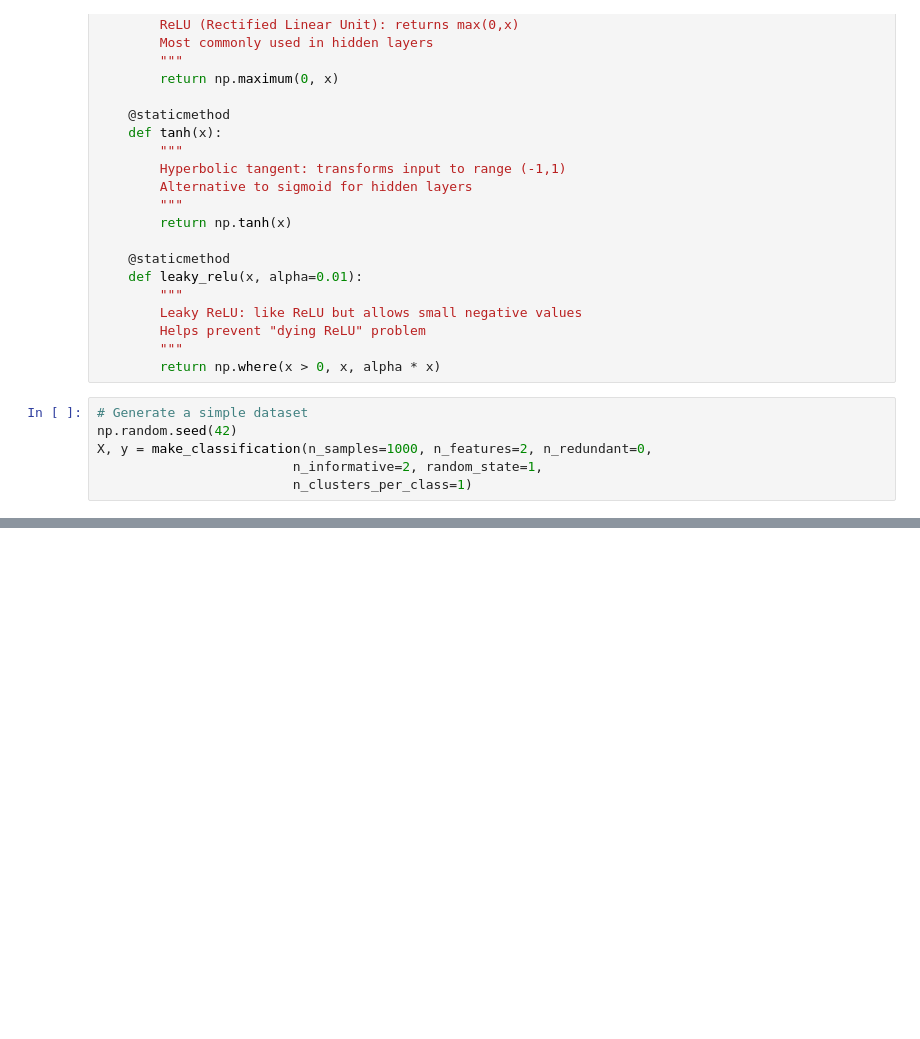
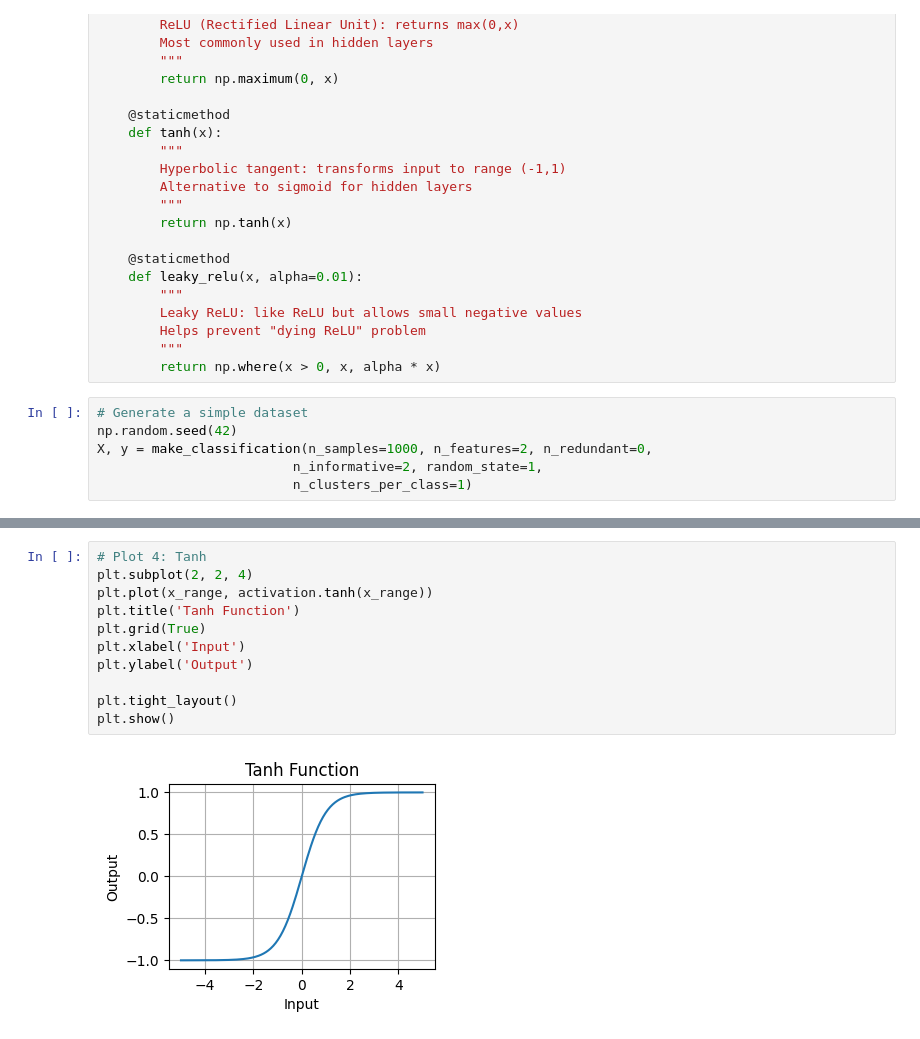
Before and after one commit to Pankaj-Str/ARTIFICAL-INTELLIGENCE, a Jupyter notebook: 02 Day/Activation Functions Implemented.ipynb, the cells around one changed output, grey strips where cells are left out. Drawn from its saved outputs; the diff is of its cells as text; blank space fills up the shorter version.

```diff
--- a/02 Day/Activation Functions Implemented.ipynb
+++ b/02 Day/Activation Functions Implemented.ipynb
@@ -46,0 +99,13 @@ X, y = make_classification(n_samples=1000, n_features=2, n_redundant=0,
+# %%
+# Plot 4: Tanh
+plt.subplot(2, 2, 4)
+plt.plot(x_range, activation.tanh(x_range))
+plt.title('Tanh Function')
+plt.grid(True)
+plt.xlabel('Input')
+plt.ylabel('Output')
+
+plt.tight_layout()
+plt.show()
+# %% [output]
+[figure, added]
```
Also changed, not shown: parts of 12 cells of this notebook.
